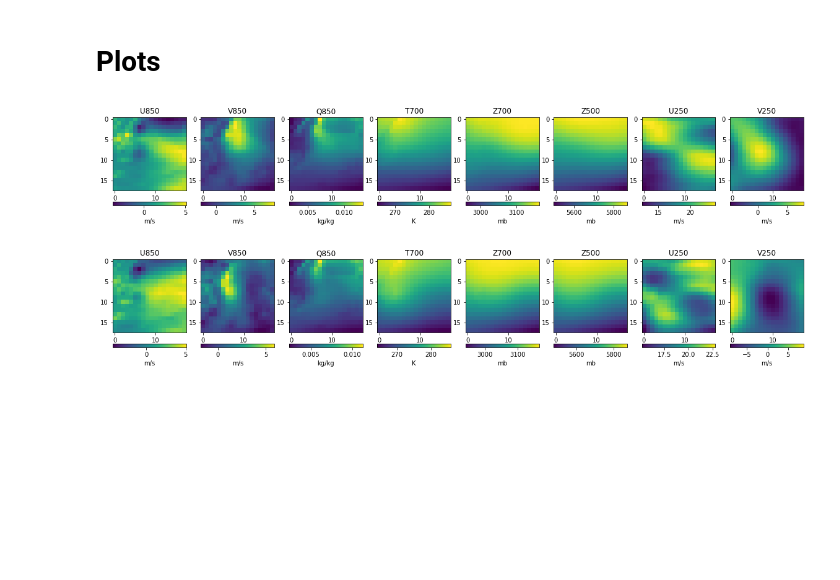
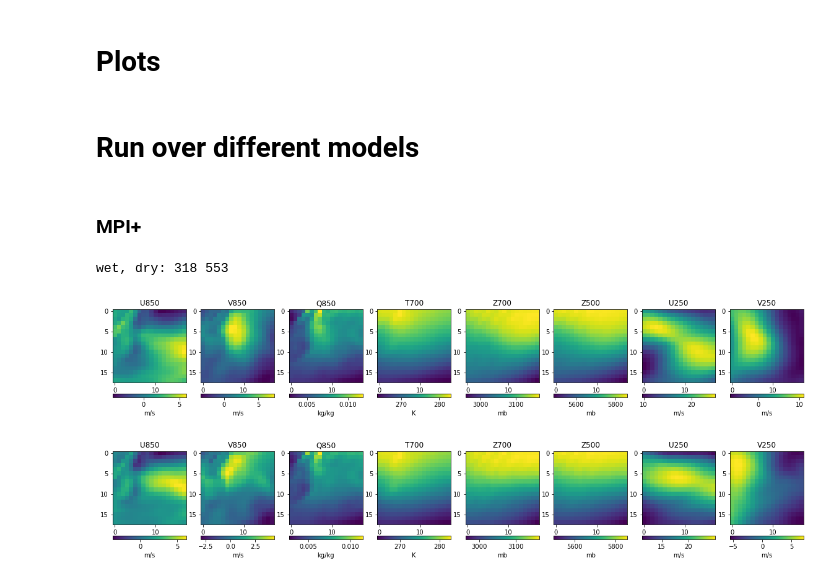
Before and after one commit to NCAR/ml-sm-dk-hf, a Jupyter notebook: notebooks/rain-days-via-xarray.ipynb, the cells around one changed output. Cells and saved outputs as stored; diff of their text form; code cells hidden in the pictures; blank space fills up the shorter version.

Commit message:
multi-models

```diff
--- a/notebooks/rain-days-via-xarray.ipynb
+++ b/notebooks/rain-days-via-xarray.ipynb
@@ -281,26 +164,26 @@ Coordinates:
 # %% [markdown]
 # Plots
 # %%
+import matplotlib.pyplot as plt
+
 # plot average rain inputs
-varmames = ['U850', 'V850', 'Q850', 'T700', 'Z700', 'Z500', 'U250', 'V250']
-units = ['m/s', 'm/s', 'kg/kg', 'K', 'mb', 'mb', 'm/s', 'm/s']
-import matplotlib.pyplot as plt
-fig, axarr = plt.subplots(1, 8, figsize = (20,20))
-for ii in range(8):
-    plot = axarr[ii].imshow(raininput[ii])
-    cbar = fig.colorbar(plot, ax=axarr[ii], orientation="horizontal", fraction=0.046, pad=0.016)
-    cbar.set_label(units[ii])
-    axarr[ii].set_title(varmames[ii])
+def plot_rain(raininput):
+    varmames = ['U850', 'V850', 'Q850', 'T700', 'Z700', 'Z500', 'U250', 'V250']
+    units = ['m/s', 'm/s', 'kg/kg', 'K', 'mb', 'mb', 'm/s', 'm/s']
+    fig, axarr = plt.subplots(1, 8, figsize = (20,20))
+    for ii in range(8):
+        plot = axarr[ii].imshow(raininput[ii])
+        cbar = fig.colorbar(plot, ax=axarr[ii], orientation="horizontal", fraction=0.046, pad=0.016)
+        cbar.set_label(units[ii])
+        axarr[ii].set_title(varmames[ii])
+
+# plot average dry inputs
+def plot_dry(dryinput):
+    varmames = ['U850', 'V850', 'Q850', 'T700', 'Z700', 'Z500', 'U250', 'V250']
+    units = ['m/s', 'm/s', 'kg/kg', 'K', 'mb', 'mb', 'm/s', 'm/s']
+    fig, axarr = plt.subplots(1, 8, figsize = (20,20))
+    for ii in range(8):
+        plot = axarr[ii].imshow(dryinput[ii])
+        cbar = fig.colorbar(plot, ax=axarr[ii], orientation="horizontal", fraction=0.046, pad=0.016)
+        cbar.set_label(units[ii])
+        axarr[ii].set_title(varmames[ii])
-# %% [output]
-[figure, removed]
-# %%
-# plot average dry inputs
-import matplotlib.pyplot as plt
-fig, axarr = plt.subplots(1, 8, figsize = (20,20))
-for ii in range(8):
-    plot = axarr[ii].imshow(dryinput[ii])
-    cbar = fig.colorbar(plot, ax=axarr[ii], orientation="horizontal", fraction=0.046, pad=0.016)
-    cbar.set_label(units[ii])
-    axarr[ii].set_title(varmames[ii])
-# %% [output]
-[figure, removed]
@@ -309,0 +190,15 @@ for ii in range(8):
+# %% [markdown]
+# Run over different models
+# %% [markdown]
+### MPI+
+# %%
+# MPI+sdsm: hist
+rainsignal = xr.open_dataset('/glade/work/mcginnis/DCA/data/gen/new-sdsm/old/mpi/hist/prec.hist.MPI-ESM-LR.SDSM.day.1976-2005.NAM-22i.SGP.x098.y36.nc')['prec']
+load_uatm_mpi_hist()
+calc_wet_dry_average(rainsignal)
+plot_rain(raininput)
+plot_dry(dryinput)
+# %% [output]
+wet, dry: 318 553
+[figure, added]
+[figure, added]
```
Also changed, not shown: parts of 16 cells of this notebook.
